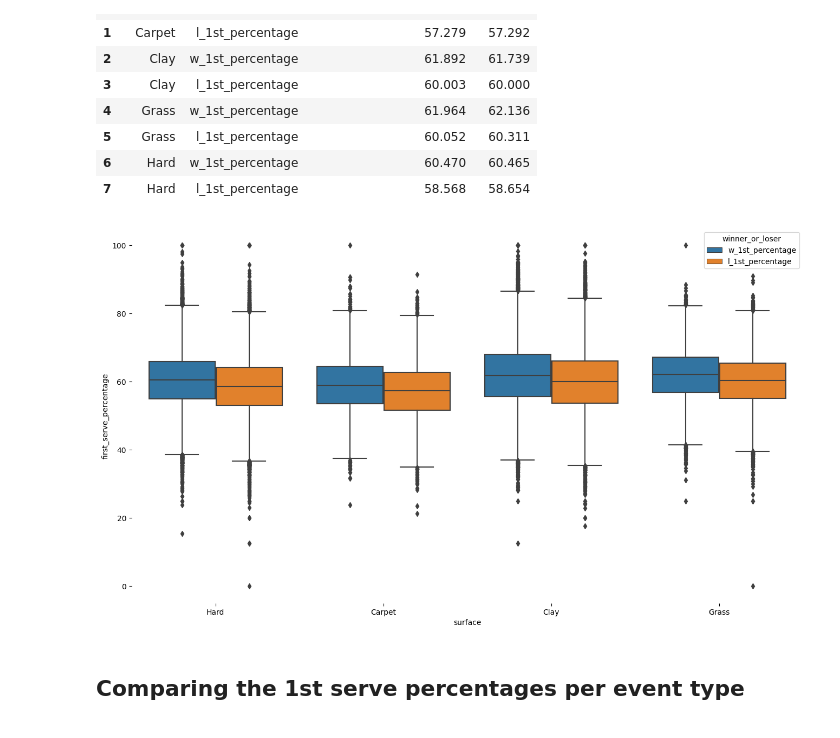
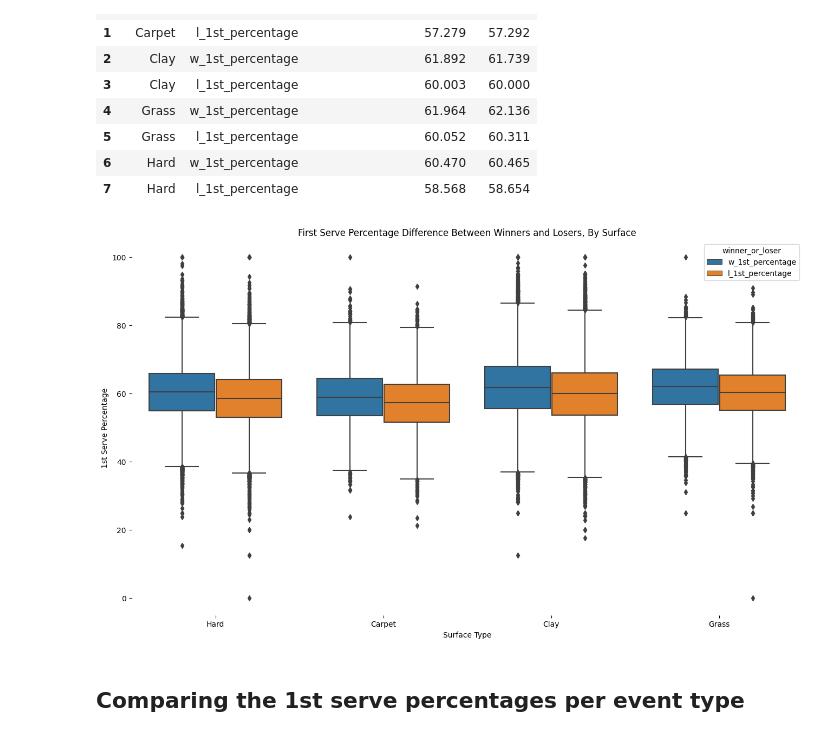
Before and after one commit to YoavWeller/Tennis_Analysis, a Jupyter notebook: tennis_analysis.ipynb, the cells around one changed output. Saved outputs shown, nothing was run; the diff lists cells and outputs as text; code cells hidden in the pictures.

```diff
--- a/tennis_analysis.ipynb
+++ b/tennis_analysis.ipynb
@@ -865,12 +865,20 @@ first_serve_by_surface_aggregated_df
 # %%
 # Creating the plot
 plt.figure(figsize=(16,9))
-sns.boxplot(data=first_serve_by_surface_df, x="surface", y="first_serve_percentage", hue="winner_or_loser")
+first_serve_percentage_by_surface_plot = sns.boxplot(data=first_serve_by_surface_df, x="surface", y="first_serve_percentage", hue="winner_or_loser")
 
 # Removing the frame
 sns.despine(left=True, bottom=True)
+
+# Titles
+first_serve_percentage_by_surface_plot.set_xlabel("Surface Type")
+first_serve_percentage_by_surface_plot.set_ylabel("1st Serve Percentage")
+first_serve_percentage_by_surface_plot.set_title("First Serve Percentage Difference Between Winners and Losers, By Surface")
+
+# Showing the plot
+plt.show()
 # %% [output]
-[figure, old version]
+[figure, new version]
 # %% [markdown]
 ## Comparing the 1st serve percentages per event type
 # %%
```
Also changed, not shown: parts of 1 cell of this notebook.
